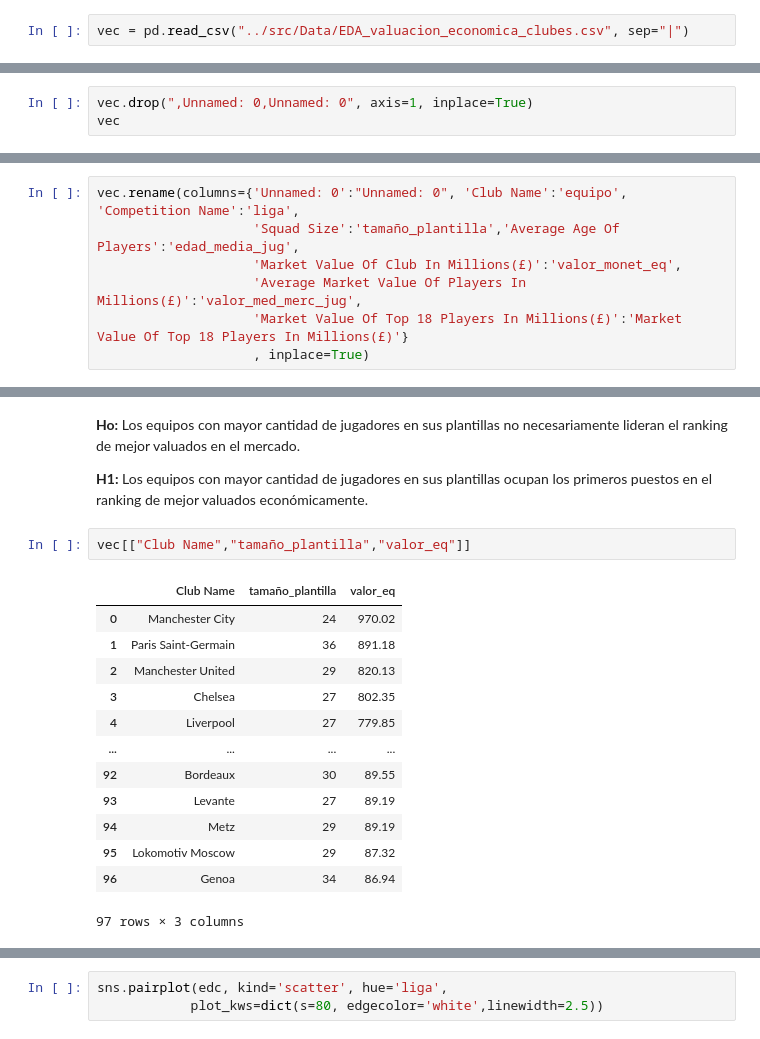
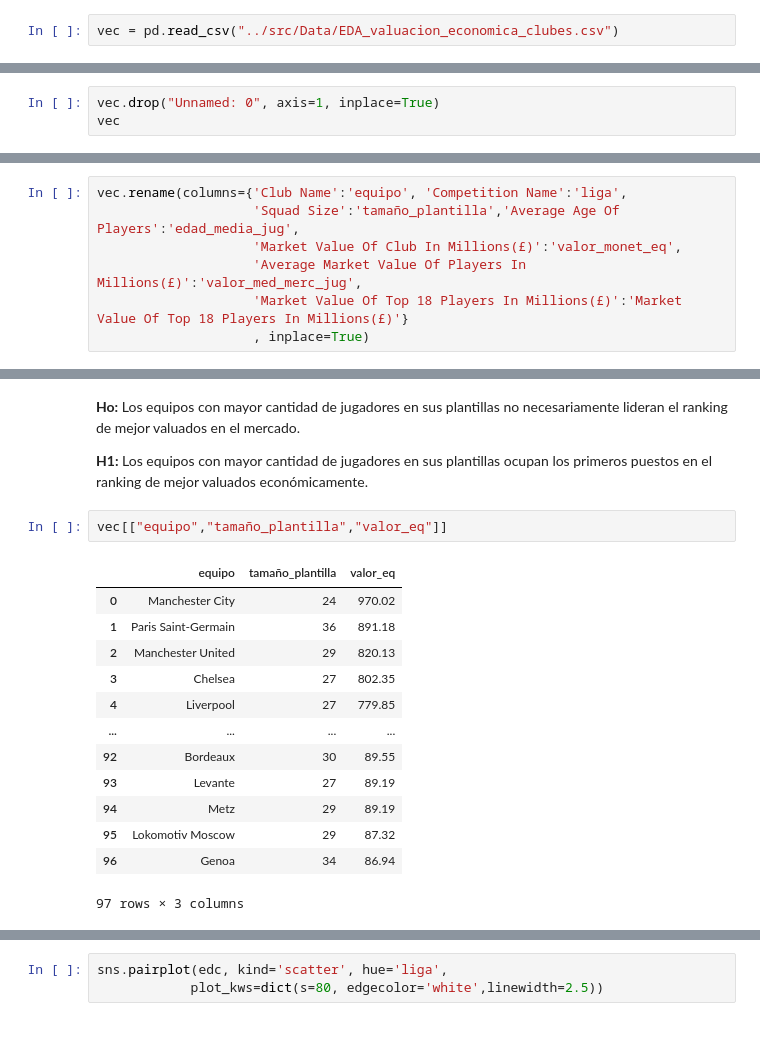
Before and after one commit to FedeThione/DS-EDA-Futbol, a Jupyter notebook: src/EDA.ipynb, the cells around one changed output, grey strips where cells are left out. Drawn from its saved outputs; the diff is of its cells as text.

```diff
--- a/src/EDA.ipynb
+++ b/src/EDA.ipynb
@@ -91,7 +76,7 @@ edc
 # %% [markdown]
 <h3>3.2 Carga de DataSet "vec"<h3>
 # %%
-vec = pd.read_csv("../src/Data/EDA_valuacion_economica_clubes.csv", sep="|")
+vec = pd.read_csv("../src/Data/EDA_valuacion_economica_clubes.csv")
 # %% [markdown]
 | Nombre columna | Descripción |
 | --------- | --------- |
@@ -242,4 +227,4 @@ vec.head()
 # %%
-vec.drop(",Unnamed: 0,Unnamed: 0", axis=1, inplace=True)
+vec.drop("Unnamed: 0", axis=1, inplace=True)
 vec
 # %% [output]
@@ -341,7 +326,7 @@ edc.rename(columns={'Team': 'equipo', 'Tournament': 'liga','Goals': 'goles', 'Sh
                       'Pass%': 'pases_%', 'AerialsWon': 'duelos_aereos_ganados', 'Rating': 'valor_gral_eq'}
                       , inplace=True)
 # %%
-vec.rename(columns={'Unnamed: 0':"Unnamed: 0", 'Club Name':'equipo', 'Competition Name':'liga',
+vec.rename(columns={'Club Name':'equipo', 'Competition Name':'liga',
                     'Squad Size':'tamaño_plantilla','Average Age Of Players':'edad_media_jug',
                     'Market Value Of Club In Millions(£)':'valor_monet_eq',
                     'Average Market Value Of Players In Millions(£)':'valor_med_merc_jug',
@@ -530,9 +515,9 @@ edc[["equipo","t_amarillas","t_rojas"]]
 
 **H1:** Los equipos con mayor cantidad de jugadores en sus plantillas ocupan los primeros puestos en el ranking de mejor valuados económicamente.
 # %%
-vec[["Club Name","tamaño_plantilla","valor_eq"]]
+vec[["equipo","tamaño_plantilla","valor_eq"]]
 # %% [output]
-|  | Club Name | tamaño_plantilla | valor_eq |
+|  | equipo | tamaño_plantilla | valor_eq |
 | 0 | Manchester City | 24 | 970.02 |
 | 1 | Paris Saint-Germain | 36 | 891.18 |
 | 2 | Manchester United | 29 | 820.13 |
```
Also changed, not shown: parts of 25 cells of this notebook, 2 other files.
